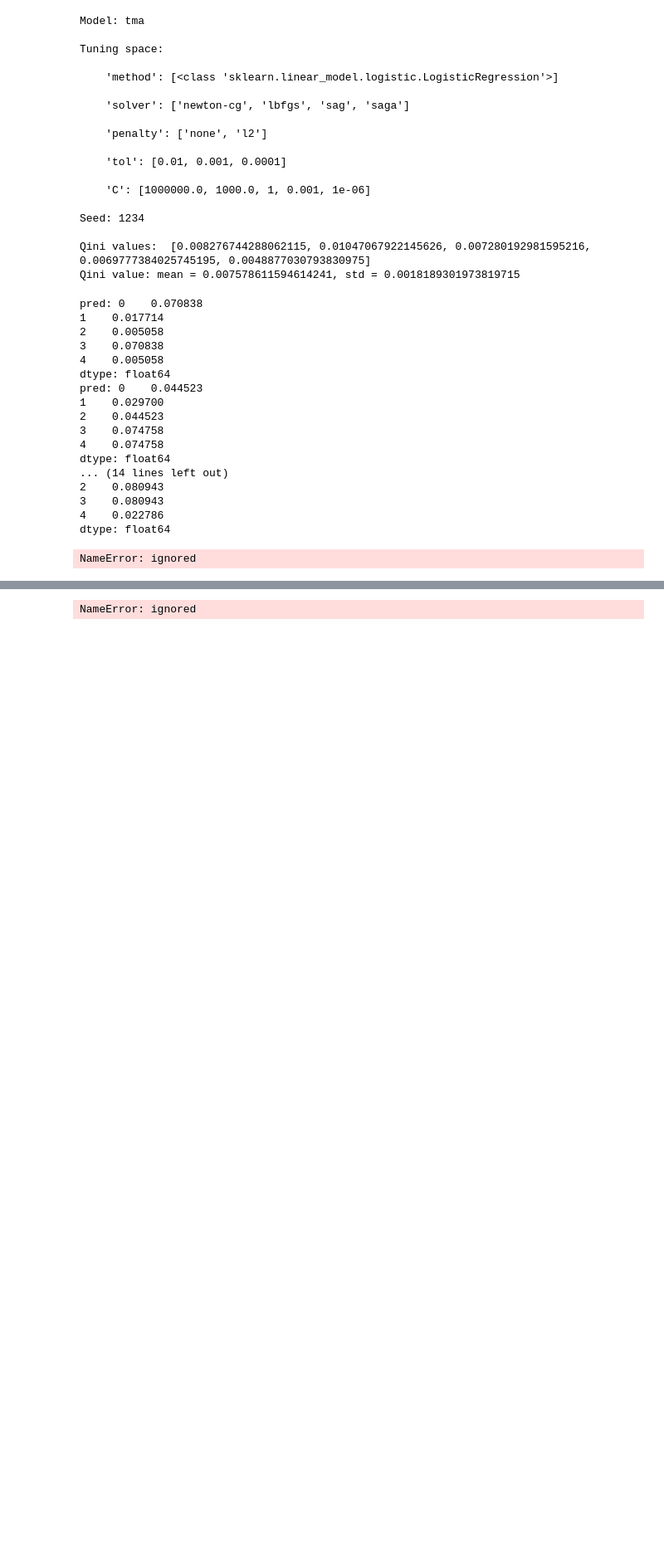
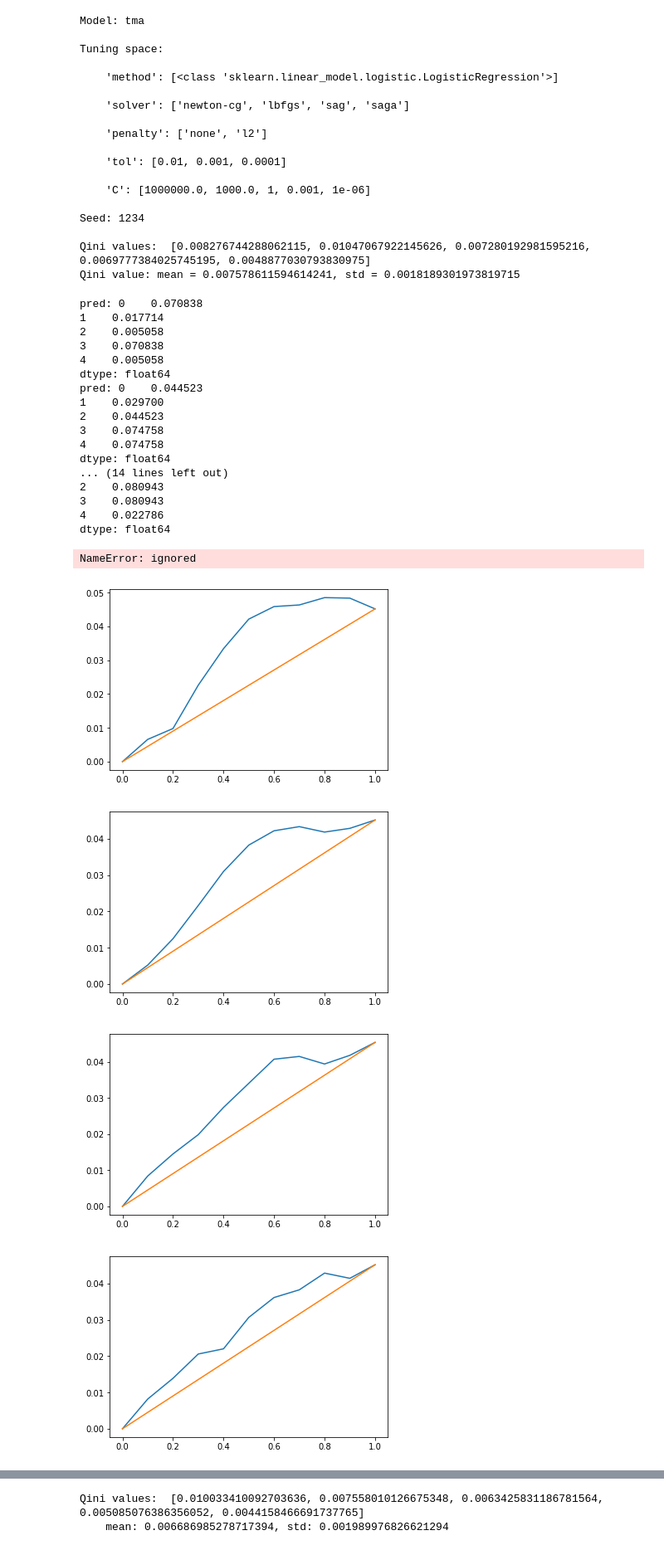
Before and after one commit to turnaround0/UpliftModeling, a Jupyter notebook: skeleton.ipynb, the cells around one changed output, grey strips where cells are left out. Shown: that part at 83% size. Saved outputs shown, nothing was run; the diff lists cells and outputs as text; code cells hidden in the pictures; blank space fills up the shorter version.

```diff
--- a/skeleton.ipynb
+++ b/skeleton.ipynb
@@ -956,11 +1093,15 @@ def test_predictions(root, df):
 # %%
 def uplift_tree(x, y, t, **kwargs):
+    predict_attr = kwargs.get('predict_attr', 'Y')
+    treatment_attr = kwargs.get('treatment_attr', 'T')
+
     df = x.copy()
-    df['Y'] = y
-    df['T'] = t
+    df[predict_attr] = y
+    df[treatment_attr] = t
 
-    root = build_tree(df, x.columns, predict_attr='Y', treatment_attr='T', min_split=2000)#,
-                      #depth=0, min_split=2000, max_depth=3, min_bucket_t1=1000, min_bucket_t0=1000)
+    kwargs['predict_attr'] = predict_attr
+    kwargs['treatment_attr'] = treatment_attr
+    root = build_tree(df, x.columns, **kwargs)
 
     return root
 
@@ -1298,37 +1439,58 @@ main_tree()
 # %% [output]
 NameError: ignored
 # %%
+from sklearn.ensemble import GradientBoostingClassifier, GradientBoostingRegressor
+from sklearn.linear_model import LinearRegression, LogisticRegression
+from sklearn.model_selection import StratifiedKFold, KFold, train_test_split
+
+def ty_assign(y, t):
+    if y == 1 and t == 1:
+        return "TR"
+    elif y == 0 and t == 1:
+        return "TN"
+    elif y == 1 and t == 0:
+        return "CR"
+    elif y == 0 and t == 0:
+        return "CN"
+    else:
+        return None
+
+
 def main_uplift():
     df = pd.read_csv('Hillstrom.csv')
     dataset = 'hillstrom'
     df = preprocess_data(df)
     Y = df['Y']
     T = df['T']
     X = df.drop(['Y', 'T'], axis=1)
     ty = pd.DataFrame({'Y': Y, 'T': T})\
              .apply(lambda row: ty_assign(row['Y'], row['T']), axis=1)
     fold_gen = StratifiedKFold(n_splits=5, shuffle=True, random_state=1234).split(X, ty)
 
+
     ### Cross validation ###
     qini_list = []
     for idx, (train_index, test_index) in enumerate(fold_gen):
-        X_train = X.reindex(train_index)
-        X_test = X.reindex(test_index)
-        Y_train = Y.reindex(train_index)
-        Y_test = Y.reindex(test_index)
-        T_train = T.reindex(train_index)
-        T_test = T.reindex(test_index)
+        X_train = X.reindex(train_index).reset_index(drop=True)
+        X_test = X.reindex(test_index).reset_index(drop=True)
+        Y_train = Y.reindex(train_index).reset_index(drop=True)
+        Y_test = Y.reindex(test_index).reset_index(drop=True)
+        T_train = T.reindex(train_index).reset_index(drop=True)
+        T_test = T.reindex(test_index).reset_index(drop=True)
 
-        mdl = uplift_tree(X_train, Y_train, T_train)
+        kwargs = {'max_depth': 5, 'min_split': 1000, 'min_bucket_t0': 500, 'min_bucket_t1': 500}
+        mdl = uplift_tree(X_train, Y_train, T_train, **kwargs)
         pred = predict_tree(mdl, X_test)
-        print(pred[: 5])
         perf = performance(pred['pr_y1_t1'], pred['pr_y1_t0'], Y_test, T_test)
-        print(perf[: 5])
         q = qini(perf)
         qini_list.append(q['qini'])
     print('Qini values: ', qini_list)
     print('    mean: {}, std: {}'.format(np.mean(qini_list), np.std(qini_list)))
 
 
 main_uplift()
 # %% [output]
+[figure, added]
+[figure, added]
+[figure, added]
+[figure, added]
@@ -1335 +1498,2 @@ main_uplift()
-NameError: ignored
+Qini values:  [0.010033410092703636, 0.007558010126675348, 0.0063425831186781564, 0.005085076386356052, 0.0044158466691737765]
+    mean: 0.006686985278717394, std: 0.001989976826621294
```
Also changed, not shown: parts of 4 cells of this notebook.
